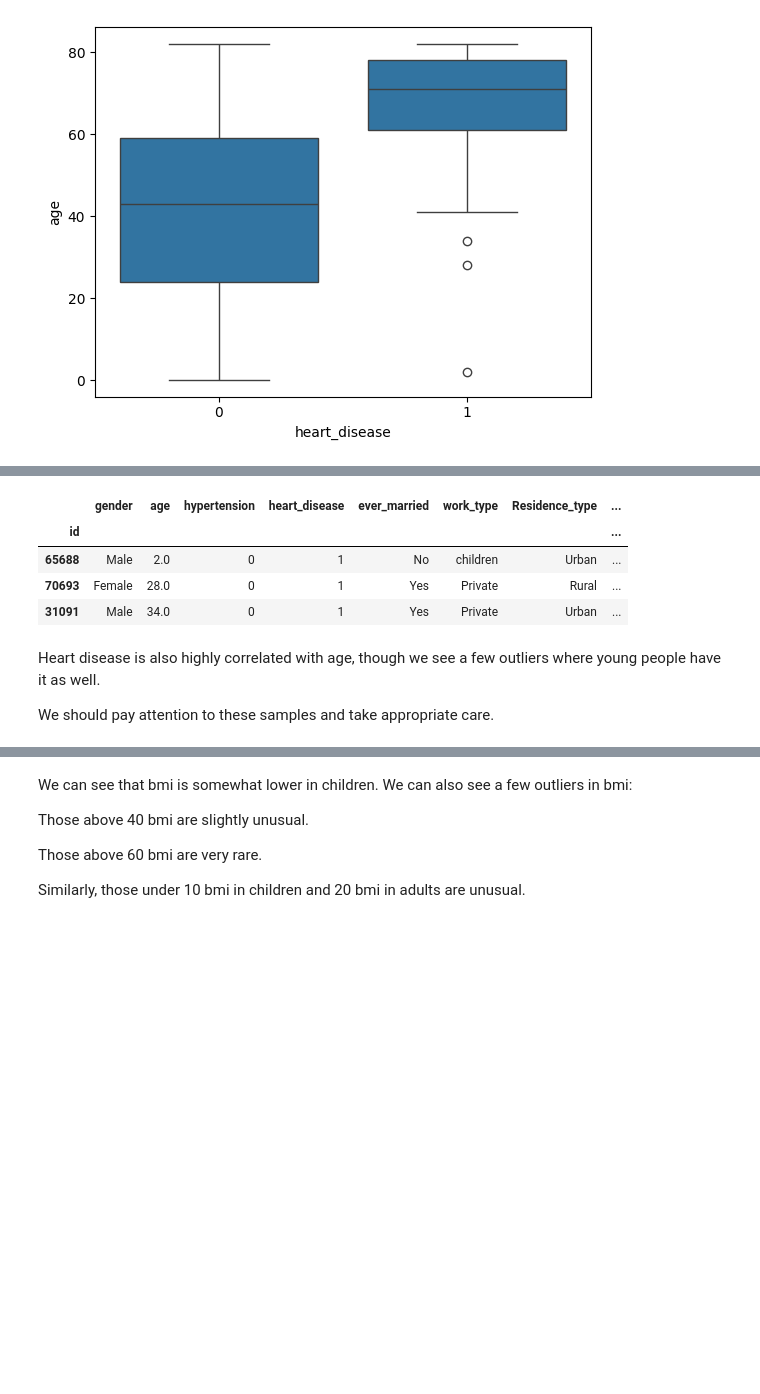
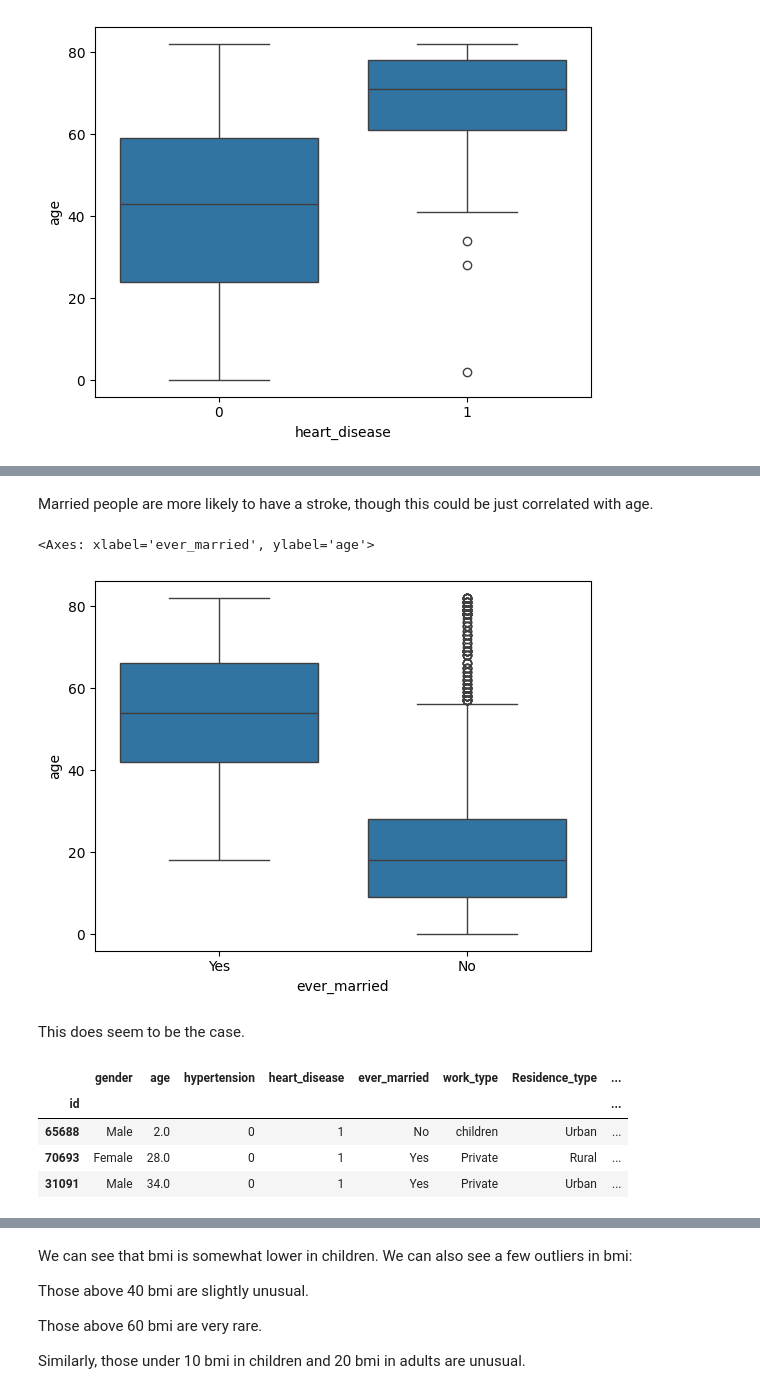
Before and after one commit to Yes-and/ml1-semestral-project, a Jupyter notebook: eda.ipynb, the cells around one changed output, grey strips where cells are left out. Saved outputs shown, nothing was run; the diff lists cells and outputs as text; code cells hidden in the pictures; blank space fills up the shorter version.

```diff
--- a/eda.ipynb
+++ b/eda.ipynb
@@ -323,3 +353,16 @@ sns.boxplot(
+# %% [markdown]
+Married people are more likely to have a stroke, though this could be just correlated with age.
+# %%
+sns.boxplot(
+    x="ever_married",
+    y="age",
+    data=df
+)
+# %% [output]
+<Axes: xlabel='ever_married', ylabel='age'>
+[figure, added]
+# %% [markdown]
+This does seem to be the case.
 # %%
 df.loc[(df["age"]<40) & (df["heart_disease"]==1)].sort_values(by="age")
 # %% [output]
@@ -328,7 +371,3 @@ df.loc[(df["age"]<40) & (df["heart_disease"]==1)].sort_values(by="age")
 | 65688 | Male | 2.0 | 0 | 1 | No | children | Urban | ... |
 | 70693 | Female | 28.0 | 0 | 1 | Yes | Private | Rural | ... |
 | 31091 | Male | 34.0 | 0 | 1 | Yes | Private | Urban | ... |
-# %% [markdown]
-Heart disease is also highly correlated with age, though we see a few outliers where young people have it as well.
-
-We should pay attention to these samples and take appropriate care.
```
Also changed, not shown: parts of 38 cells of this notebook.
